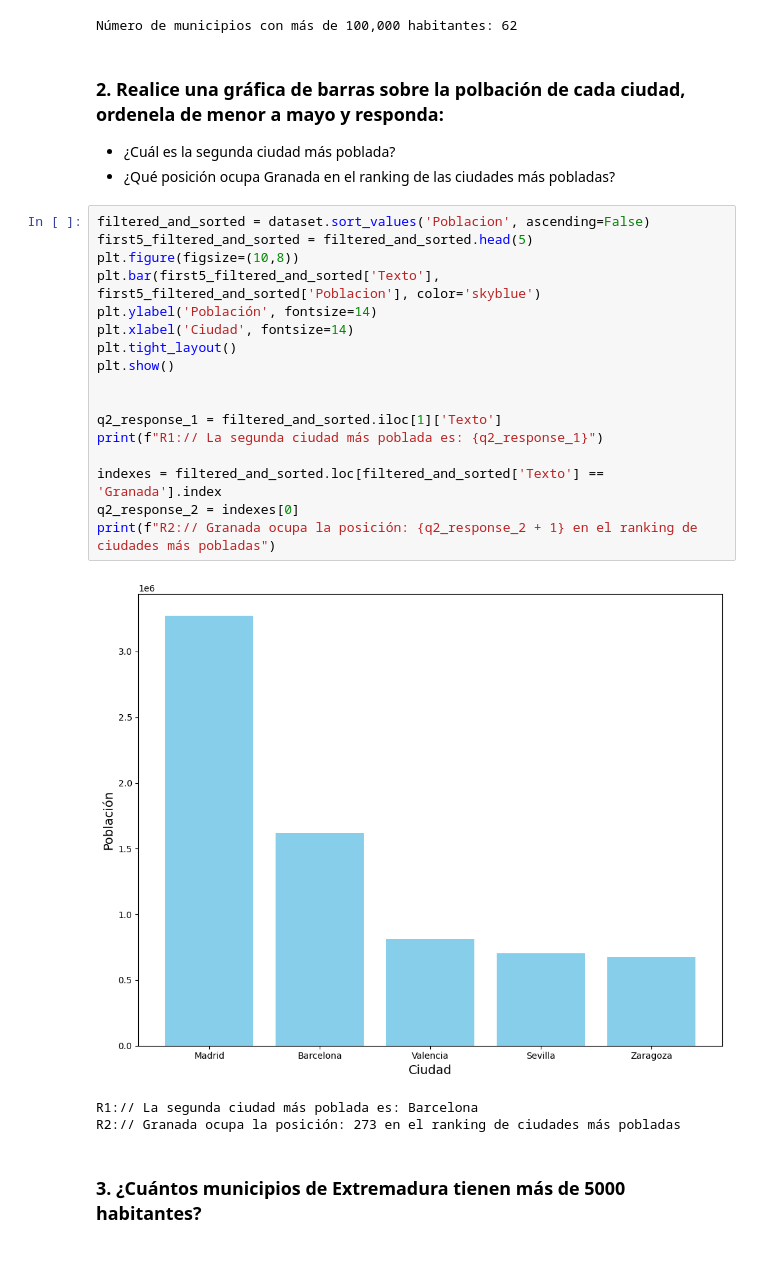
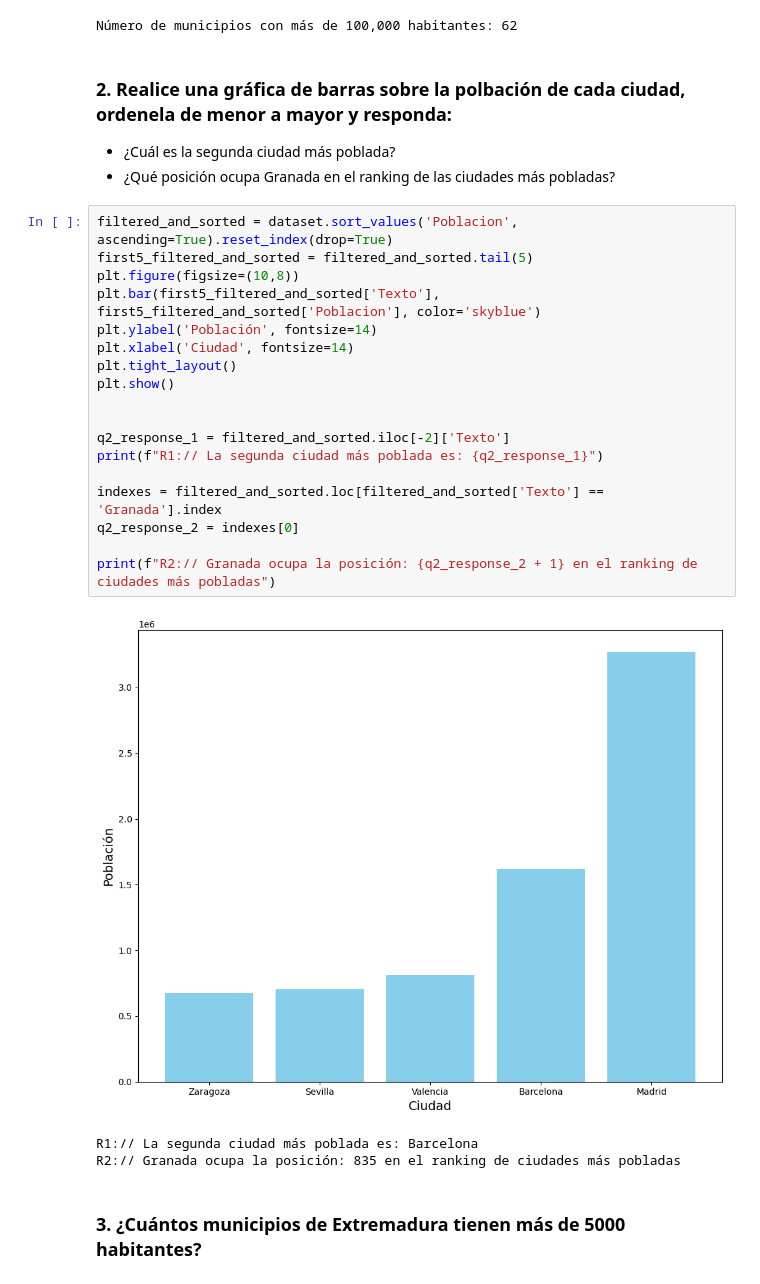
Before and after one commit to yosefmarr/python-labs, a Jupyter notebook: labs/lab_02.ipynb, the cells around one changed output. Drawn from its saved outputs; the diff is of its cells as text.

```diff
--- a/labs/lab_02.ipynb
+++ b/labs/lab_02.ipynb
@@ -135,31 +135,32 @@ print(f'Número de municipios con más de 100,000 habitantes: {q1_response}')
 # %% [output]
 Número de municipios con más de 100,000 habitantes: 62
 # %% [markdown]
-### 2. Realice una gráfica de barras sobre la polbación de cada ciudad, ordenela de menor a mayo y responda:
+### 2. Realice una gráfica de barras sobre la polbación de cada ciudad, ordenela de menor a mayor y responda:
 
 - ¿Cuál es la segunda ciudad más poblada?
 - ¿Qué posición ocupa Granada en el ranking de las ciudades más pobladas?
 # %%
-filtered_and_sorted = dataset.sort_values('Poblacion', ascending=False)
-first5_filtered_and_sorted = filtered_and_sorted.head(5)
+filtered_and_sorted = dataset.sort_values('Poblacion', ascending=True).reset_index(drop=True)
+first5_filtered_and_sorted = filtered_and_sorted.tail(5)
 plt.figure(figsize=(10,8))
 plt.bar(first5_filtered_and_sorted['Texto'], first5_filtered_and_sorted['Poblacion'], color='skyblue')
 plt.ylabel('Población', fontsize=14)
 plt.xlabel('Ciudad', fontsize=14)
 plt.tight_layout()
 plt.show()
 
 
-q2_response_1 = filtered_and_sorted.iloc[1]['Texto']
+q2_response_1 = filtered_and_sorted.iloc[-2]['Texto']
 print(f"R1:// La segunda ciudad más poblada es: {q2_response_1}")
 
 indexes = filtered_and_sorted.loc[filtered_and_sorted['Texto'] == 'Granada'].index
 q2_response_2 = indexes[0]
+
 print(f"R2:// Granada ocupa la posición: {q2_response_2 + 1} en el ranking de ciudades más pobladas")
 # %% [output]
-[figure, old version]
+[figure, new version]
 R1:// La segunda ciudad más poblada es: Barcelona
-R2:// Granada ocupa la posición: 273 en el ranking de ciudades más pobladas
+R2:// Granada ocupa la posición: 835 en el ranking de ciudades más pobladas
 # %% [markdown]
 ### 3. ¿Cuántos municipios de Extremadura tienen más de 5000 habitantes?
 # %%
```
Also changed, not shown: parts of 2 cells of this notebook.
